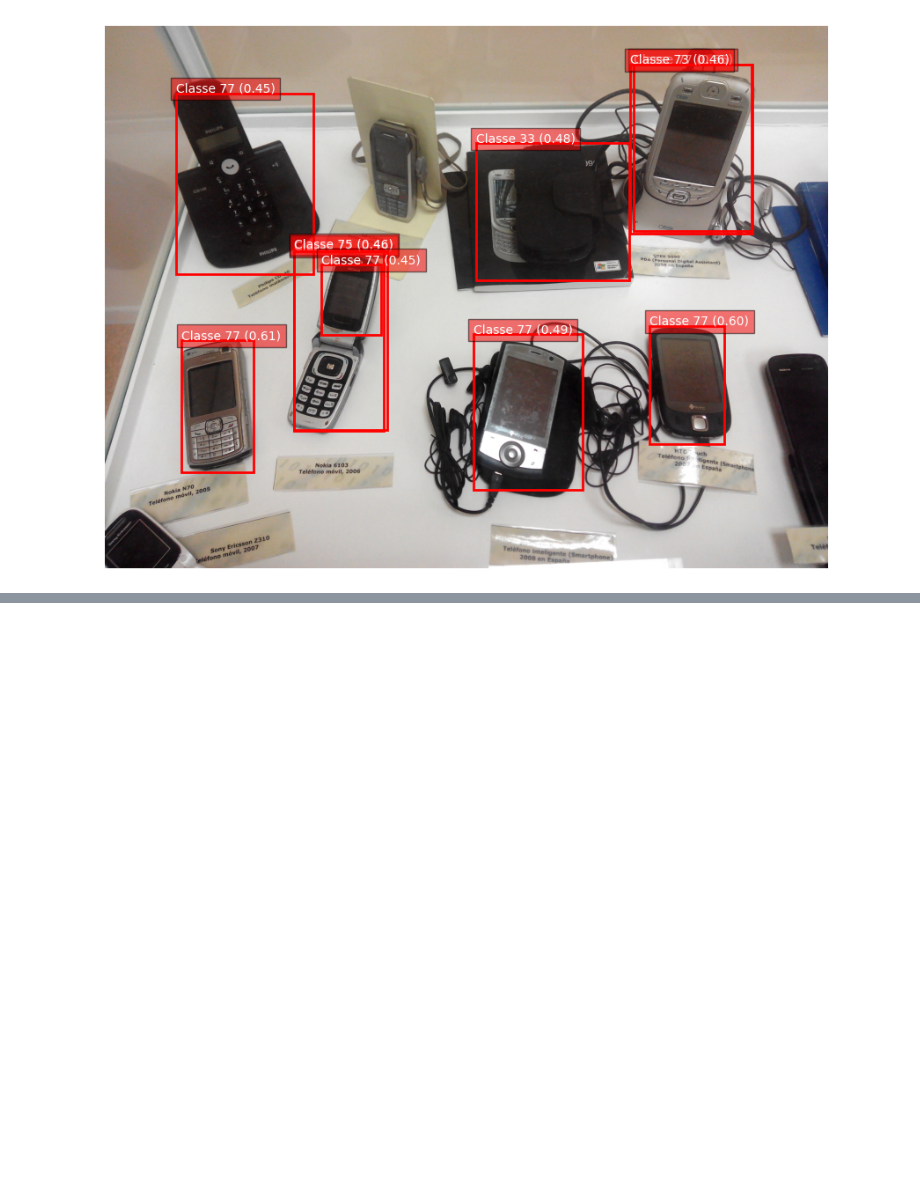
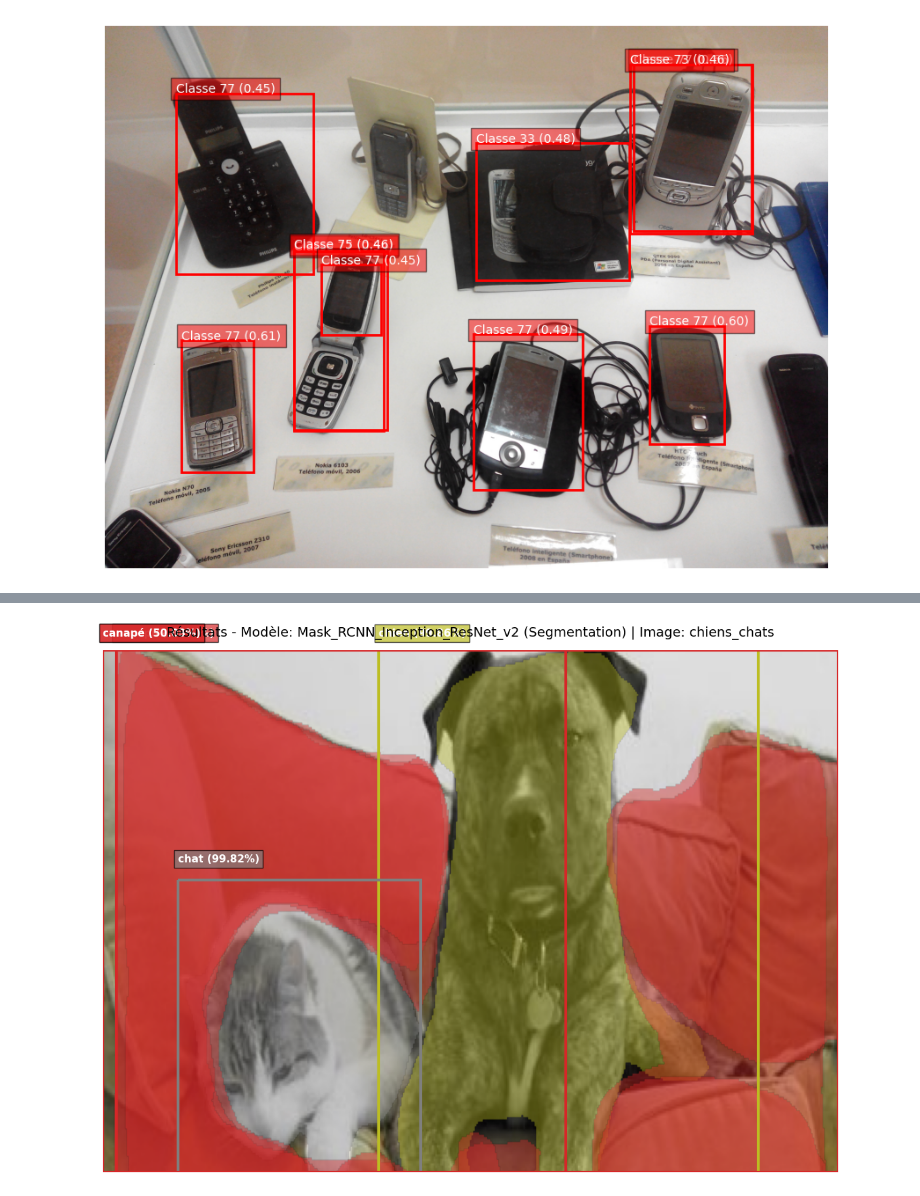
Before and after one commit to fabricejumel/5ETI_5IRC_20262027-DEEPLEARNING, a Jupyter notebook: detection_CPE.ipynb, the cells around one changed output, grey strips where cells are left out. Saved outputs shown, nothing was run; the diff lists cells and outputs as text; code cells hidden in the pictures; blank space fills up the shorter version.

```diff
--- a/detection_CPE.ipynb
+++ b/detection_CPE.ipynb
@@ -111,0 +165,91 @@ plt.show()
+# %%
+# Chargement du dictionnaire des noms de classes COCO en français
+COCO_CLASSES = {
+    1: 'personne', 2: 'bicyclette', 3: 'voiture', 4: 'moto', 5: 'avion', 6: 'bus',
+    7: 'train', 8: 'camion', 9: 'bateau', 10: 'feu de signalisation', 11: 'borne d\'incendie',
+    13: 'panneau stop', 14: 'parcmètre', 15: 'banc', 16: 'oiseau', 17: 'chat', 18: 'chien',
+    19: 'cheval', 20: 'mouton', 21: 'vache', 22: 'éléphant', 23: 'ours', 24: 'zèbre',
+    25: 'girafe', 27: 'sac à dos', 28: 'parapluie', 31: 'sac à main', 32: 'cravate',
+    33: 'valise', 34: 'frisbee', 35: 'skis', 36: 'snowboard', 37: 'ballon de sport',
+    38: 'cerf-volant', 39: 'batte de baseball', 40: 'gant de baseball', 41: 'skateboard',
+    42: 'planche de surf', 43: 'raquette de tennis', 44: 'bouteille', 46: 'verre à vin',
+    47: 'tasse', 48: 'fourchette', 49: 'couteau', 50: 'cuillère', 51: 'bol', 52: 'banane',
+    53: 'pomme', 54: 'sandwich', 55: 'orange', 56: 'brocoli', 57: 'carotte', 58: 'hot-dog',
+    59: 'pizza', 60: 'donut', 61: 'gâteau', 62: 'chaise', 63: 'canapé', 64: 'plante en pot',
+    65: 'lit', 67: 'table', 70: 'toilettes', 72: 'téléviseur', 73: 'ordinateur portable',
+    74: 'souris', 75: 'télécommande', 76: 'clavier', 77: 'téléphone portable', 78: 'micro-ondes',
+    79: 'four', 80: 'grille-pain', 81: 'évier', 82: 'réfrigérateur', 84: 'livre',
+    85: 'horloge', 86: 'vase', 87: 'ciseaux', 88: 'ours en peluche', 89: 'sèche-cheveux',
+    90: 'brosse à dents'
+}
+# %%
+# Visualisation dynamique gérant la détection et la segmentation avec les noms de classes COCO
+import matplotlib.patches as patches
+import matplotlib.pyplot as plt
+
+plt.figure(figsize=(14, 10))
+img_display = image_np_active[0].copy()
+h_act, w_act, _ = img_display.shape
+plt.imshow(img_display)
+ax = plt.gca()
+
+boxes_act = result_actif['detection_boxes'][0]
+scores_act = result_actif['detection_scores'][0]
+classes_act = result_actif['detection_classes'][0].astype(int)
+
+# Seuil de confiance minimal pour l'affichage
+MIN_SCORE = 0.4
+
+# Génération d'une palette de couleurs distinctes
+camp = plt.get_cmap('tab10')
+
+# Si le modèle est de type segmentation et fournit des masques
+has_masks = 'detection_masks' in result_actif and modele_info["type"] == "segmentation"
+if has_masks:
+    masks_act = result_actif['detection_masks'][0]
+
+for i in range(len(scores_act)):
+    score = scores_act[i]
+    if score > MIN_SCORE:
+        box = boxes_act[i]
+        cls = classes_act[i]
+        ymin, xmin, ymax, xmax = box
+        left, right, top, bottom = xmin * w_act, xmax * w_act, ymin * h_act, ymax * h_act
+
+        # Récupération du nom de la classe en français si disponible, sinon l'ID brut
+        nom_classe = COCO_CLASSES.get(cls, f"Classe {cls}")
+
+        # Couleur unique pour cette classe de la palette
+        color_rgba = camp(cls % 10)
+        hex_color = matplotlib.colors.to_hex(color_rgba[:3])
+
+        # 1. Dessiner la boîte de délimitation avec la couleur dédiée
+        rect = patches.Rectangle((left, top), right - left, bottom - top,
+                                 fill=False, edgecolor=hex_color, linewidth=3)
+        ax.add_patch(rect)
+        ax.text(left, max(15, top - 8), f'{nom_classe} ({score:.2%})',
+                bbox=dict(facecolor=hex_color, alpha=0.7), color='white', fontsize=11, fontweight='bold')
+
+        # 2. Dessiner le masque de segmentation avec la même couleur dédiée
+        if has_masks:
+            raw_mask = masks_act[i]
+            box_h = int(round(bottom - top))
+            box_w = int(round(right - left))
+
+            if box_h > 0 and box_w > 0:
+                # Redimensionnement du masque à la taille de la boîte de détection
+                mask_img = Image.fromarray(raw_mask).resize((box_w, box_h), resample=Image.BILINEAR)
+                mask_np = np.array(mask_img) > 0.5  # Binarisation
+
+                # Créer une superposition colorée transparente avec la couleur spécifique
+                color_mask = np.zeros((box_h, box_w, 4), dtype=np.float32)
+                color_mask[mask_np] = [color_rgba[0], color_rgba[1], color_rgba[2], 0.4]  # Opacité 40%
+
+                # Superposer le masque
+                ax.imshow(color_mask, extent=[left, right, bottom, top], aspect='auto')
+
+plt.axis('off')
+plt.title(f"Résultats - Modèle: {MODELE_CHOISI} | Image: {IMAGE_CHOISIE}", fontsize=14, pad=15)
+plt.show()
+# %% [output]
+[figure, added]
```
Also changed, not shown: parts of 4 cells of this notebook.
